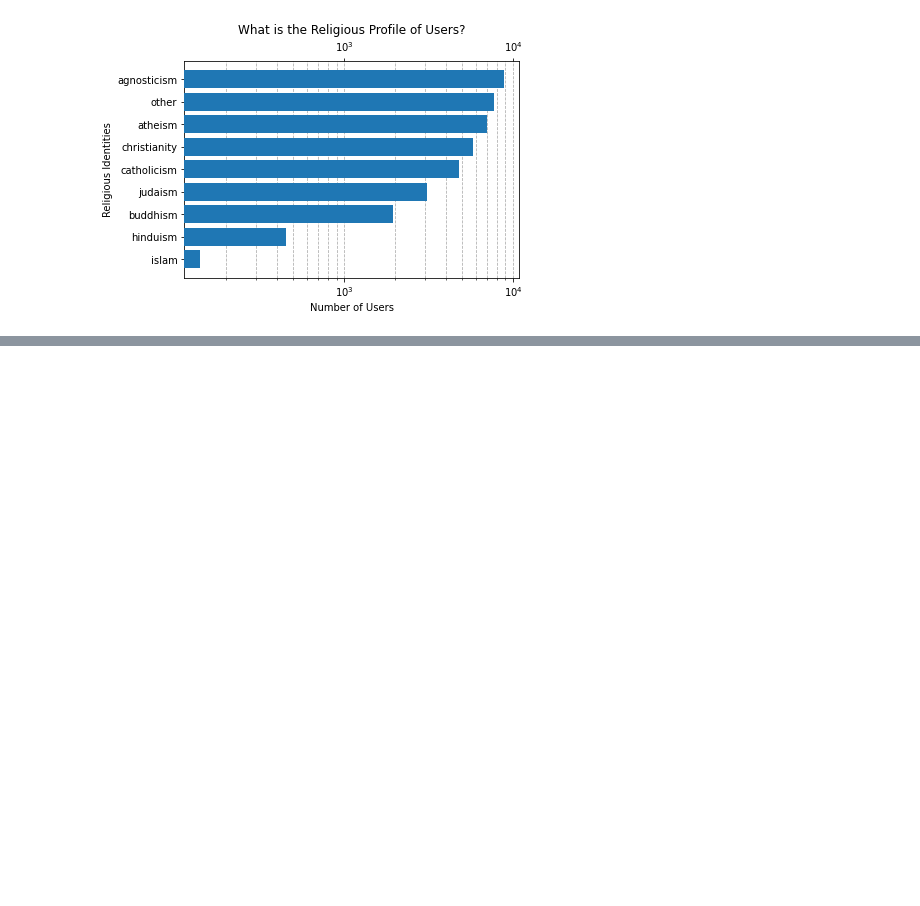
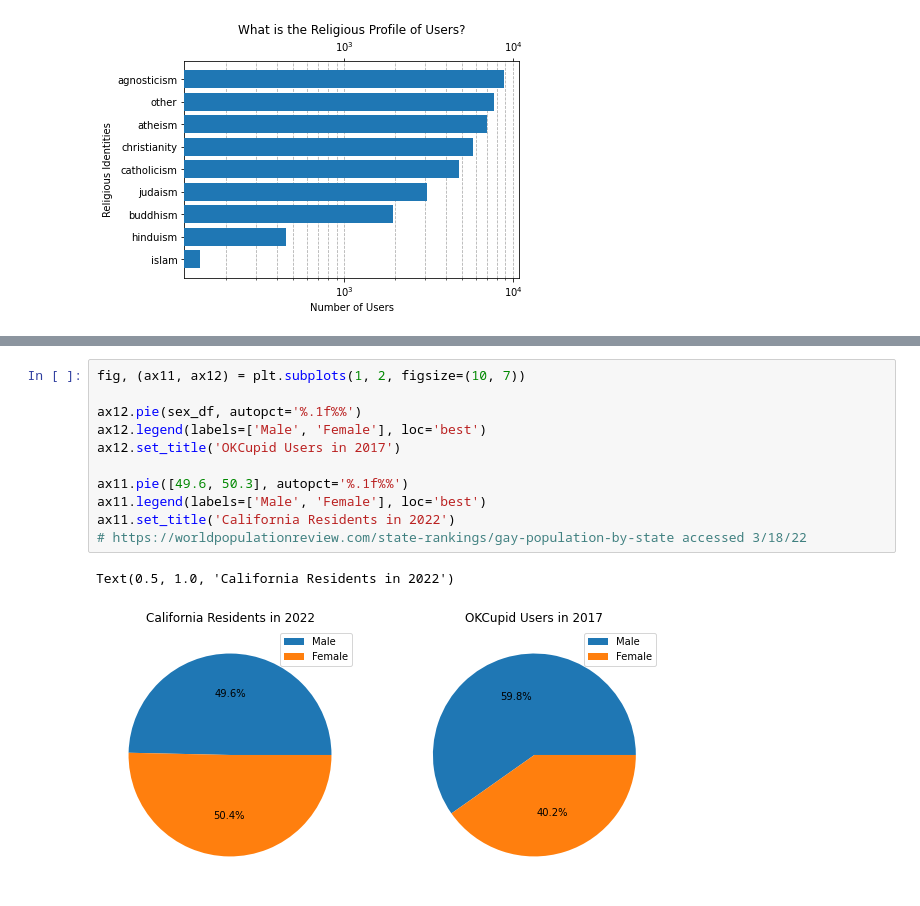
Before and after one commit to pscoppock/ML-capstone-project, a Jupyter notebook: ml_capstone_02.ipynb, the cells around one changed output, grey strips where cells are left out. Drawn from its saved outputs; the diff is of its cells as text; blank space fills up the shorter version.

```diff
--- a/ml_capstone_02.ipynb
+++ b/ml_capstone_02.ipynb
@@ -254,0 +260,14 @@ len(states_list)
+# %%
+fig, (ax11, ax12) = plt.subplots(1, 2, figsize=(10, 7))
+
+ax12.pie(sex_df, autopct='%.1f%%')
+ax12.legend(labels=['Male', 'Female'], loc='best')
+ax12.set_title('OKCupid Users in 2017')
+
+ax11.pie([49.6, 50.3], autopct='%.1f%%')
+ax11.legend(labels=['Male', 'Female'], loc='best')
+ax11.set_title('California Residents in 2022')
+# https://worldpopulationreview.com/state-rankings/gay-population-by-state accessed 3/18/22
+# %% [output]
+Text(0.5, 1.0, 'California Residents in 2022')
+[figure, added]
```
Also changed, not shown: parts of 20 cells of this notebook, 1 other file.
